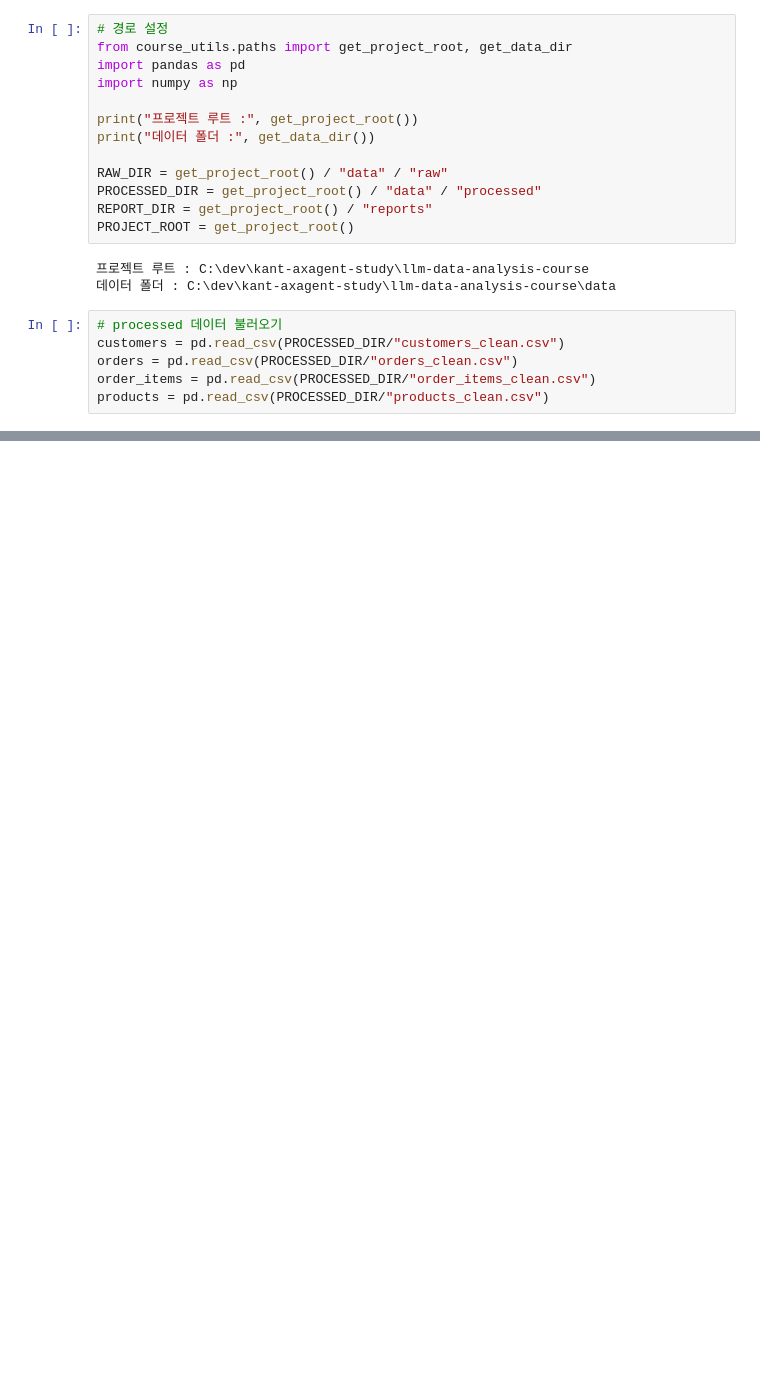
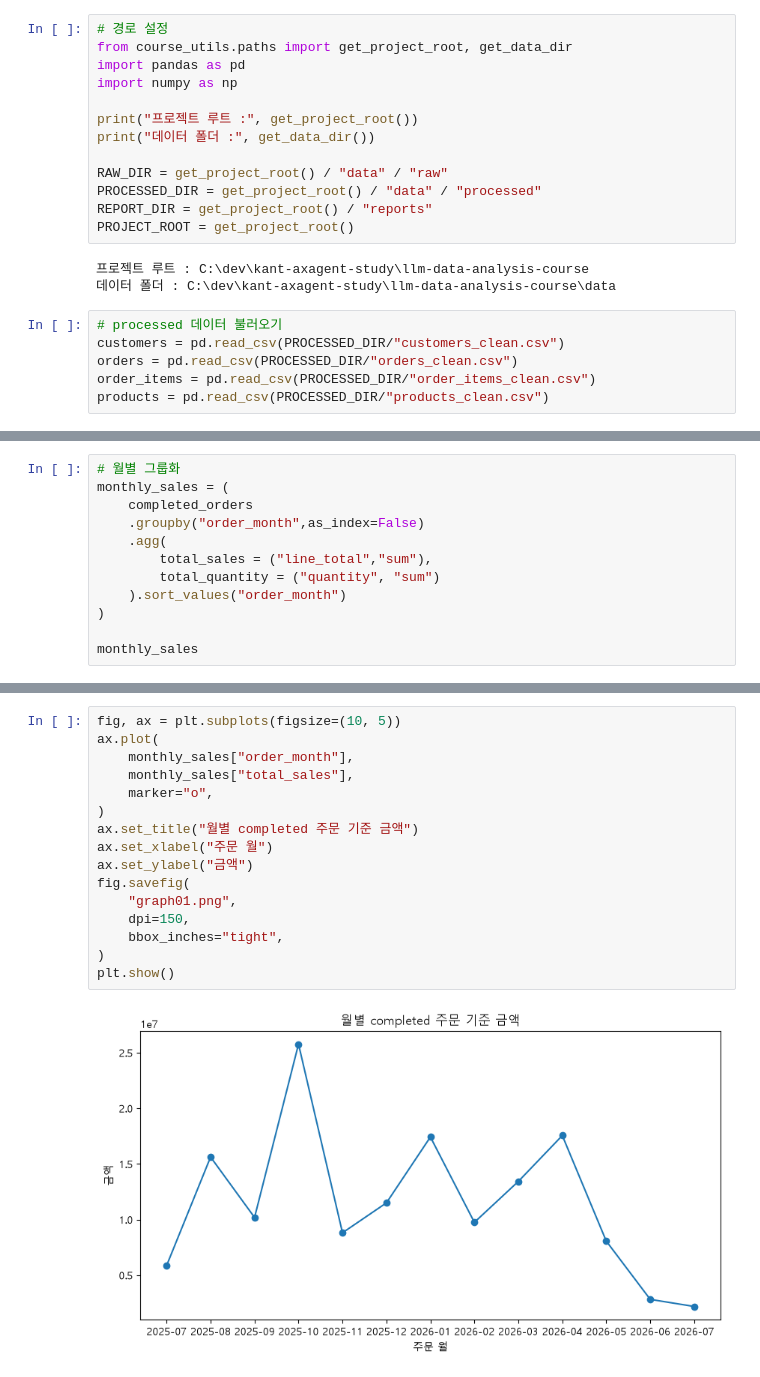
Before and after one commit to sangjae-lee97/kant-axagent-study, a Jupyter notebook: llm-data-analysis-course/chapter07/chapter07.ipynb, the cells around one changed output, grey strips where cells are left out. Cells and saved outputs as stored; diff of their text form; blank space fills up the shorter version.

```diff
--- a/llm-data-analysis-course/chapter07/chapter07.ipynb
+++ b/llm-data-analysis-course/chapter07/chapter07.ipynb
@@ -39,0 +127,12 @@ products = pd.read_csv(PROCESSED_DIR/"products_clean.csv")
+# %%
+# 월별 그룹화
+monthly_sales = (
+    completed_orders
+    .groupby("order_month",as_index=False)
+    .agg(
+        total_sales = ("line_total","sum"),
+        total_quantity = ("quantity", "sum")
+    ).sort_values("order_month")
+)
+
+monthly_sales
@@ -65,0 +267,18 @@ products = pd.read_csv(PROCESSED_DIR/"products_clean.csv")
+# %%
+fig, ax = plt.subplots(figsize=(10, 5))
+ax.plot(
+    monthly_sales["order_month"],
+    monthly_sales["total_sales"],
+    marker="o",
+)
+ax.set_title("월별 completed 주문 기준 금액")
+ax.set_xlabel("주문 월")
+ax.set_ylabel("금액")
+fig.savefig(
+    "graph01.png",
+    dpi=150,
+    bbox_inches="tight",
+)
+plt.show()
+# %% [output]
+[figure, added]
```
Also changed, not shown: parts of 18 cells of this notebook, 6 other files.
